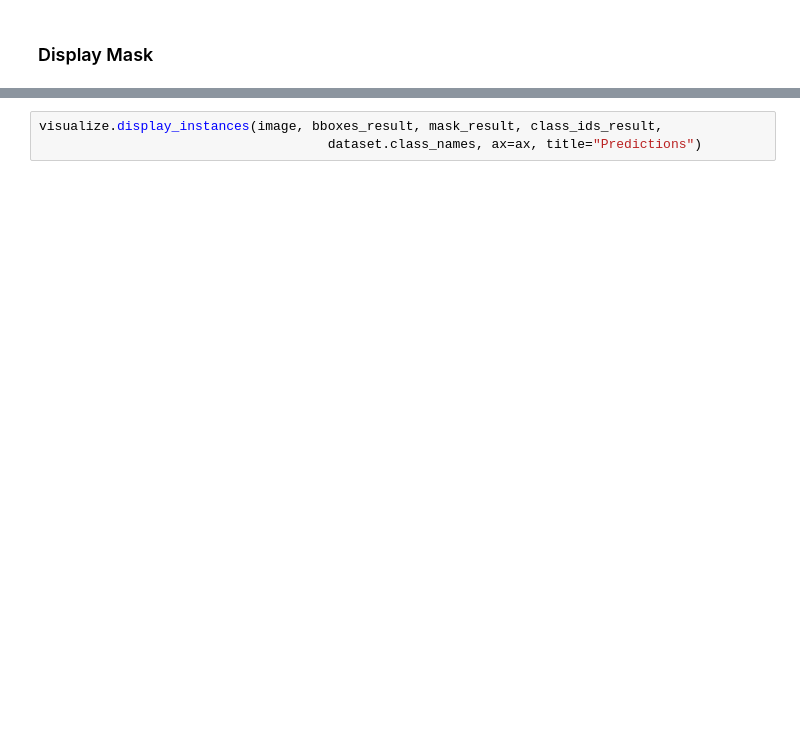
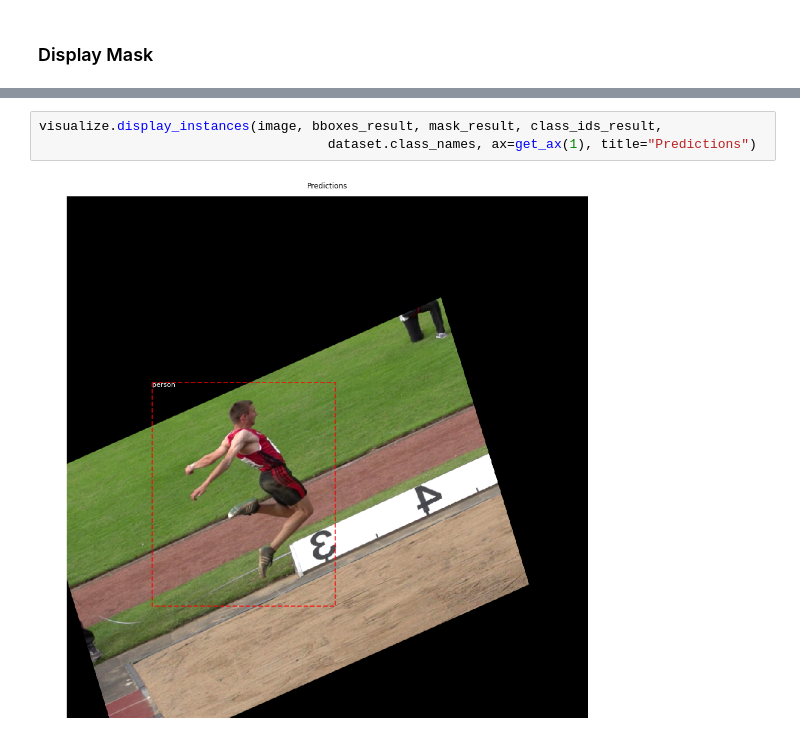
Before and after one commit to russoale/MaskRCNN, a Jupyter notebook: samples/jump/inspect_model.ipynb, the cells around one changed output, grey strips where cells are left out. Drawn from its saved outputs; the diff is of its cells as text; blank space fills up the shorter version.

```diff
--- a/samples/jump/inspect_model.ipynb
+++ b/samples/jump/inspect_model.ipynb
@@ -216,3 +213,5 @@ mrcnn_keypoint_prob      shape: (1, 50, 20, 3136)     min:    0.00000  max:    0
 # %%
 visualize.display_instances(image, bboxes_result, mask_result, class_ids_result,
-                                     dataset.class_names, ax=ax, title="Predictions")
+                                     dataset.class_names, ax=get_ax(1), title="Predictions")
+# %% [output]
+[figure, added]
```
Also changed, not shown: parts of 8 cells of this notebook, 2 other files.
